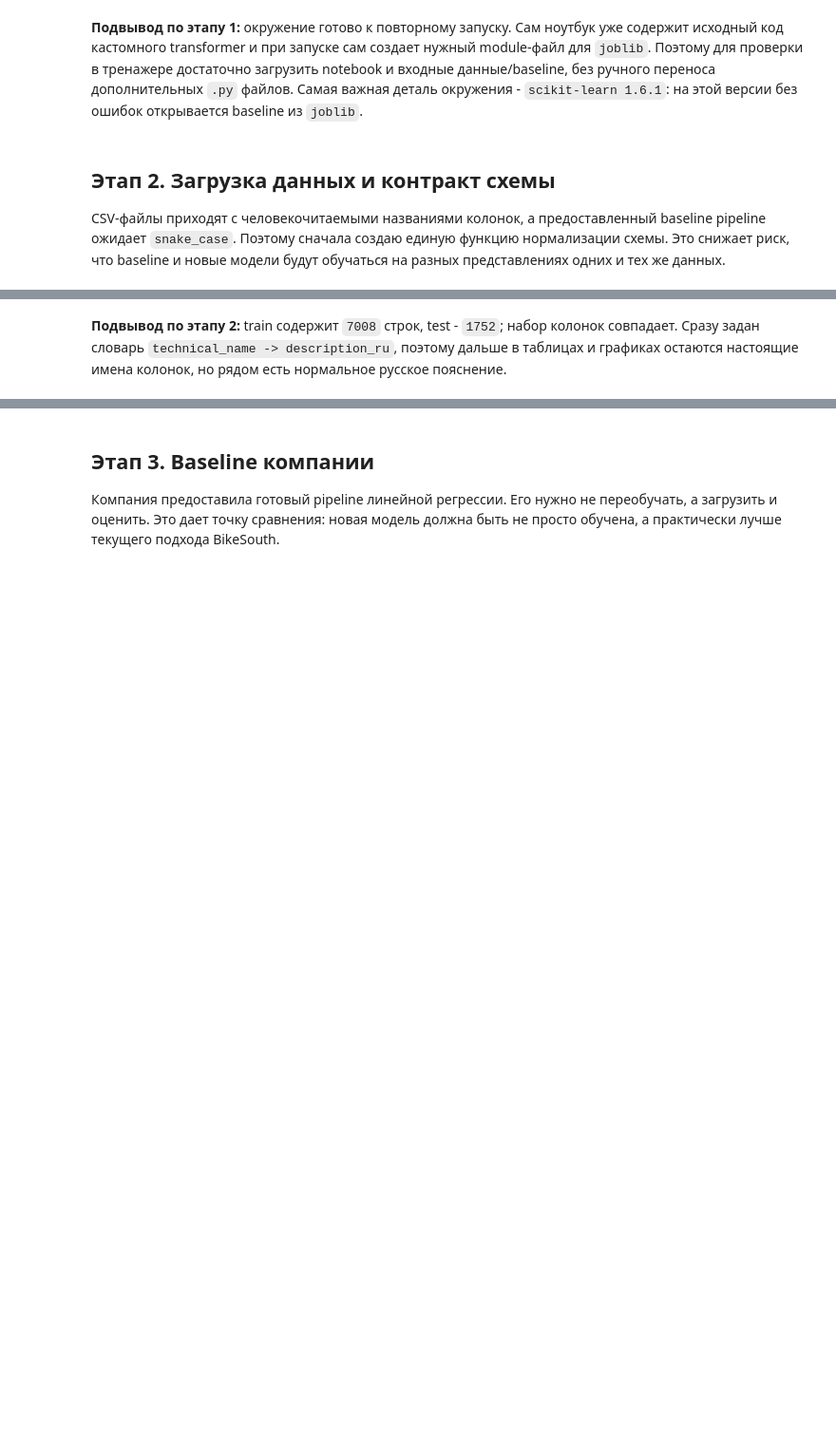
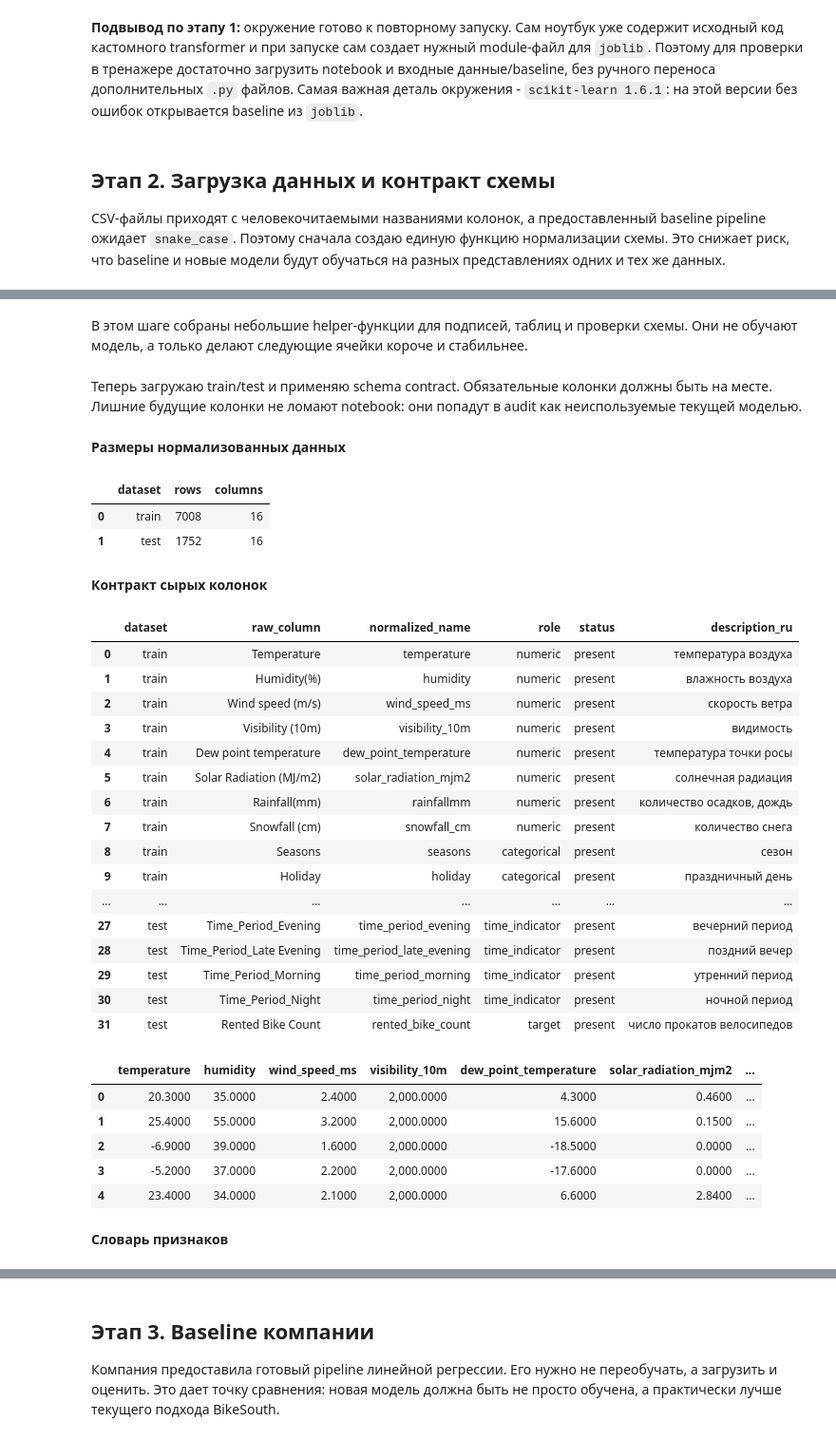
Before and after one commit to neiro/ds_sonv, a Jupyter notebook: ml-env/work.ipynb, the cells around one changed output, grey strips where cells are left out. Shown at 95% size. Saved outputs shown, nothing was run; the diff lists cells and outputs as text; code cells hidden in the pictures; blank space fills up the shorter version.

Commit message:
Refine schema contract and notebook structure

```diff
--- a/ml-env/work.ipynb
+++ b/ml-env/work.ipynb
@@ -604,2 +679,2 @@ assert TARGET in train.columns and TARGET in test.columns
-# %% [markdown]
-**Подвывод по этапу 2:** train содержит `7008` строк, test - `1752`; набор колонок совпадает. Сразу задан словарь `technical_name -> description_ru`, поэтому дальше в таблицах и графиках остаются настоящие имена колонок, но рядом есть нормальное русское пояснение.
+# %% [markdown]
+В этом шаге собраны небольшие helper-функции для подписей, таблиц и проверки схемы. Они не обучают модель, а только делают следующие ячейки короче и стабильнее.
@@ -605,0 +778,76 @@ assert TARGET in train.columns and TARGET in test.columns
+# %% [markdown]
+Теперь загружаю train/test и применяю schema contract. Обязательные колонки должны быть на месте. Лишние будущие колонки не ломают notebook: они попадут в audit как неиспользуемые текущей моделью.
+# %%
+train_raw = read_csv_with_fallback("ds_s14_train_data.csv")
+test_raw = read_csv_with_fallback("ds_s14_test_data.csv")
+train, train_schema_report = normalize_columns(train_raw, "train")
+test, test_schema_report = normalize_columns(test_raw, "test")
+raw_schema_report = pd.concat([train_schema_report, test_schema_report], ignore_index=True)
+
+X_train = train.drop(columns=TARGET)
+y_train = train[TARGET]
+X_test = test.drop(columns=TARGET)
+y_test = test[TARGET]
+
+data_overview = pd.DataFrame(
+    [
+        {"dataset": "train", "rows": train.shape[0], "columns": train.shape[1]},
+        {"dataset": "test", "rows": test.shape[0], "columns": test.shape[1]},
+    ]
+)
+show_table("Размеры нормализованных данных", data_overview)
+show_table("Контракт сырых колонок", raw_schema_report)
+display(train.head())
+
+normalized_role_by_feature = {
+    metadata["name"]: metadata["role"]
+    for metadata in RAW_FEATURE_SCHEMA.values()
+}
+feature_dictionary = pd.DataFrame(
+    [
+        {
+            "technical_name": technical_name,
+            "description_ru": description,
+            "role": normalized_role_by_feature.get(technical_name, "derived_or_encoded"),
+            "unit": FEATURE_UNITS.get(technical_name, ""),
+        }
+        for technical_name, description in FEATURE_DESCRIPTIONS_RU.items()
+    ]
+)
+show_table("Словарь признаков", feature_dictionary)
+
+assert train.shape == (7008, 16), "Unexpected train shape"
+assert test.shape == (1752, 16), "Unexpected test shape"
+assert list(train.columns) == list(test.columns), "Train/test schemas differ"
+assert TARGET in train.columns and TARGET in test.columns
+assert not raw_schema_report["status"].eq("missing_required").any()
+# %% [output]
+**Размеры нормализованных данных**
+|  | dataset | rows | columns |
+| 0 | train | 7008 | 16 |
+| 1 | test | 1752 | 16 |
+**Контракт сырых колонок**
+|  | dataset | raw_column | normalized_name | role | status | description_ru |
+| 0 | train | Temperature | temperature | numeric | present | температура воздуха |
+| 1 | train | Humidity(%) | humidity | numeric | present | влажность воздуха |
+| 2 | train | Wind speed (m/s) | wind_speed_ms | numeric | present | скорость ветра |
+| 3 | train | Visibility (10m) | visibility_10m | numeric | present | видимость |
+| 4 | train | Dew point temperature | dew_point_temperature | numeric | present | температура точки росы |
+| 5 | train | Solar Radiation (MJ/m2) | solar_radiation_mjm2 | numeric | present | солнечная радиация |
+| 6 | train | Rainfall(mm) | rainfallmm | numeric | present | количество осадков, дождь |
+| 7 | train | Snowfall (cm) | snowfall_cm | numeric | present | количество снега |
+| 8 | train | Seasons | seasons | categorical | present | сезон |
+| 9 | train | Holiday | holiday | categorical | present | праздничный день |
+| ... | ... | ... | ... | ... | ... | ... |
+| 27 | test | Time_Period_Evening | time_period_evening | time_indicator | present | вечерний период |
+| 28 | test | Time_Period_Late Evening | time_period_late_evening | time_indicator | present | поздний вечер |
+| 29 | test | Time_Period_Morning | time_period_morning | time_indicator | present | утренний период |
+| 30 | test | Time_Period_Night | time_period_night | time_indicator | present | ночной период |
+| 31 | test | Rented Bike Count | rented_bike_count | target | present | число прокатов велосипедов |
+|  | temperature | humidity | wind_speed_ms | visibility_10m | dew_point_temperature | solar_radiation_mjm2 | ... |
+| 0 | 20.3000 | 35.0000 | 2.4000 | 2,000.0000 | 4.3000 | 0.4600 | ... |
+| 1 | 25.4000 | 55.0000 | 3.2000 | 2,000.0000 | 15.6000 | 0.1500 | ... |
+| 2 | -6.9000 | 39.0000 | 1.6000 | 2,000.0000 | -18.5000 | 0.0000 | ... |
+| 3 | -5.2000 | 37.0000 | 2.2000 | 2,000.0000 | -17.6000 | 0.0000 | ... |
+| 4 | 23.4000 | 34.0000 | 2.1000 | 2,000.0000 | 6.6000 | 2.8400 | ... |
+**Словарь признаков**
```
Also changed, not shown: parts of 47 cells of this notebook, 3 other files.
